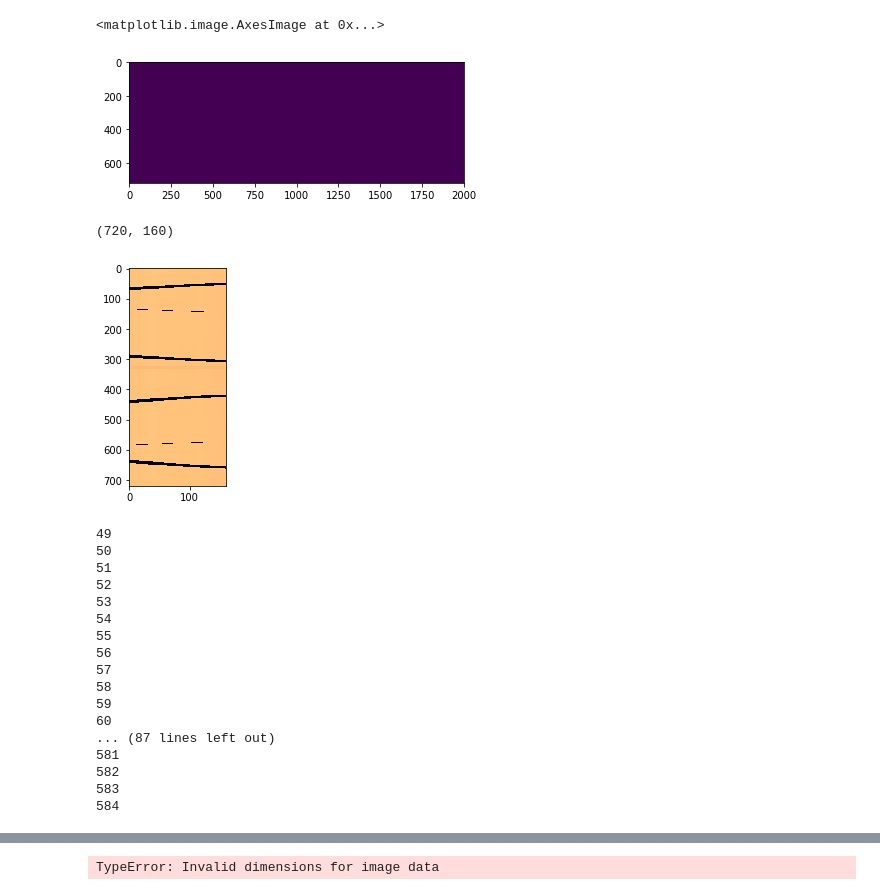
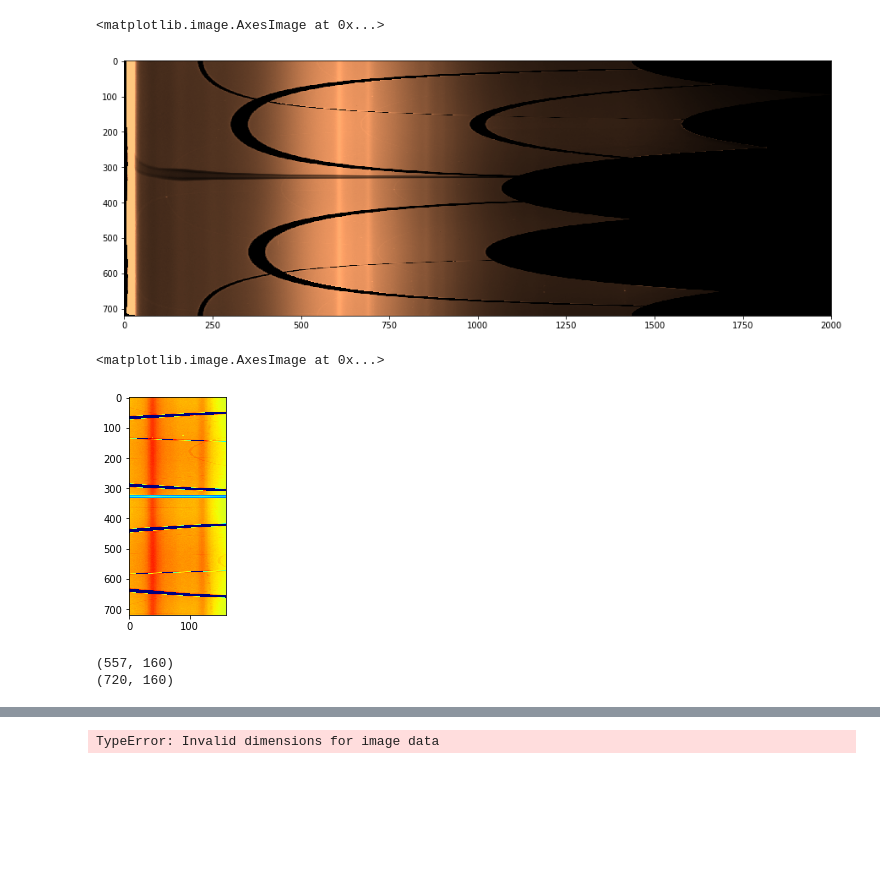
Before and after one commit to savilova/lab-xrda, a Jupyter notebook: Graphs.ipynb, the cells around one changed output, grey strips where cells are left out. Cells and saved outputs as stored; diff of their text form; code cells hidden in the pictures; blank space fills up the shorter version.

```diff
--- a/Graphs.ipynb
+++ b/Graphs.ipynb
@@ -16,38 +16,29 @@ import seaborn
 %matplotlib inline
 # %%
 scan = np.load('scan_sum72.npy')
-plt.imshow(scan)
+plt.figure(figsize=(15,10))
+plt.imshow(scan, cmap = 'copper', clim = (1000, 17000))
 # %% [output]
 <matplotlib.image.AxesImage at 0x...>
-[figure, old version]
+[figure, new version]
 # %%
-scan = scan[:,570:730]
-plt.imshow(scan, cmap = 'copper', aspect = 0.5)
-scan.shape
+scan_roi = scan[:,570:730] #570-730 = both peaks
+plt.imshow(scan_roi, cmap = 'jet', aspect = 0.5, clim = (1000, 17000))
 # %% [output]
-(720, 160)
+<matplotlib.image.AxesImage at 0x...>
-[figure, old version]
+[figure, new version]
-# %%
-for i in range (616):
-    profile = scan[i]
-    if (np.any(profile<0)):
-        scan = np.delete(scan, scan[i], axis=0)
-        print(i)
-# %% [output]
-49
-50
-51
-52
-53
-54
-55
-56
-57
-58
-59
-60
-... (87 lines left out)
-581
-582
-583
-584
+# %%
+#cleaning the scan up
+
+count = 0
+for i in range (scan_roi.shape[0]):
+    profile = scan_roi[i]
+    if (not np.any(profile<0)  and i not in range (330,360)):
+        count +=1
+
+clean_scan = np.zeros((count, scan_roi.shape[1]), dtype=np.float32)
+print(clean_scan.shape)
+print(scan_roi.shape)
+# %% [output]
+(557, 160)
+(720, 160)
```
Also changed, not shown: parts of 14 cells of this notebook.
